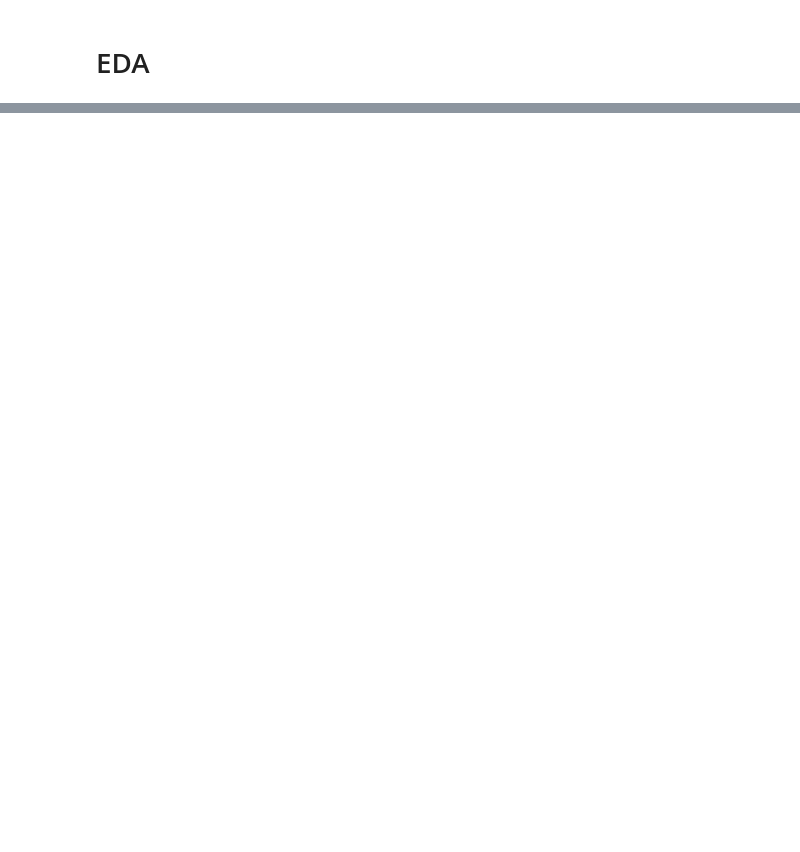
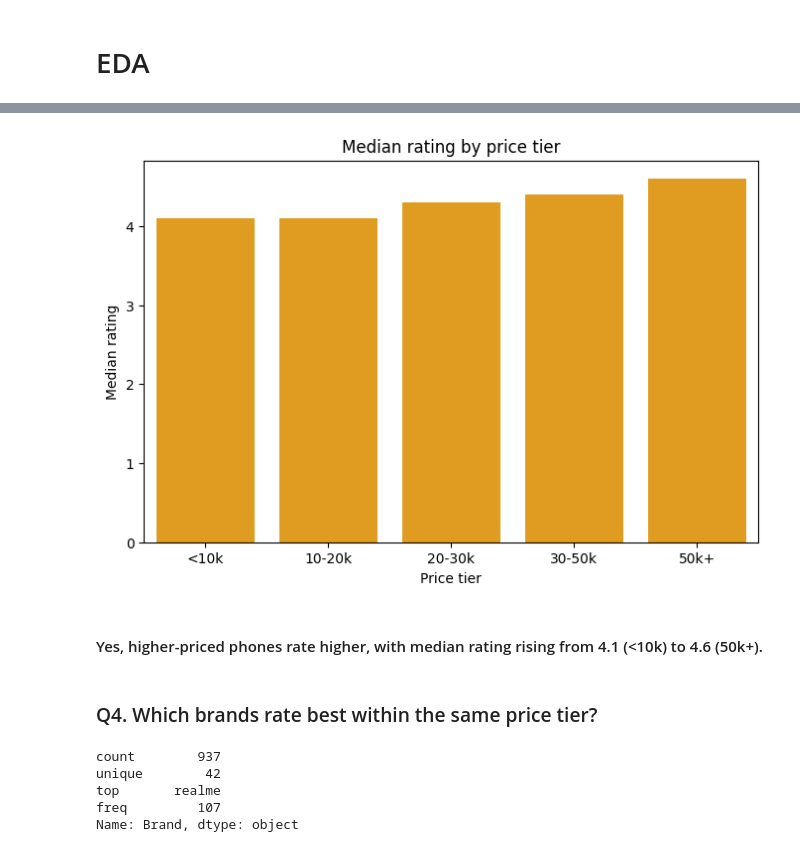
Before and after one commit to EternaTech/Flipkart-Data-Analytics-Project, a Jupyter notebook: Flipkart_Analysis.ipynb, the cells around one changed output, grey strips where cells are left out. Saved outputs shown, nothing was run; the diff lists cells and outputs as text; code cells hidden in the pictures; blank space fills up the shorter version.

```diff
--- a/Flipkart_Analysis.ipynb
+++ b/Flipkart_Analysis.ipynb
@@ -136,0 +274,3 @@ dtype: int64
+# %%
+rating_by_tier = df.groupby('Price_Tier', observed=False)['Rating'].agg(['count', 'mean', 'median', 'std']).round(2)
+rating_by_tier
@@ -136,0 +285,24 @@ dtype: int64
+# %%
+plt.style.use('default')   # black background, white text and axes
+
+fig, ax = plt.subplots(figsize=(8, 5))
+sns.barplot(data=rating_by_tier.reset_index(), x='Price_Tier', y='median',
+            color='orange', ax=ax)
+ax.set_title('Median rating by price tier')
+ax.set_xlabel('Price tier')
+ax.set_ylabel('Median rating')
+plt.show()
+# %% [output]
+[figure, added]
+# %% [markdown]
+#### Yes, higher-priced phones rate higher, with median rating rising from 4.1 (<10k) to 4.6 (50k+).
+# %% [markdown]
+### Q4. Which brands rate best within the same price tier?
+# %%
+df['Brand'].describe()
+# %% [output]
+count        937
+unique        42
+top       realme
+freq         107
+Name: Brand, dtype: object
```
Also changed, not shown: parts of 32 cells of this notebook.
